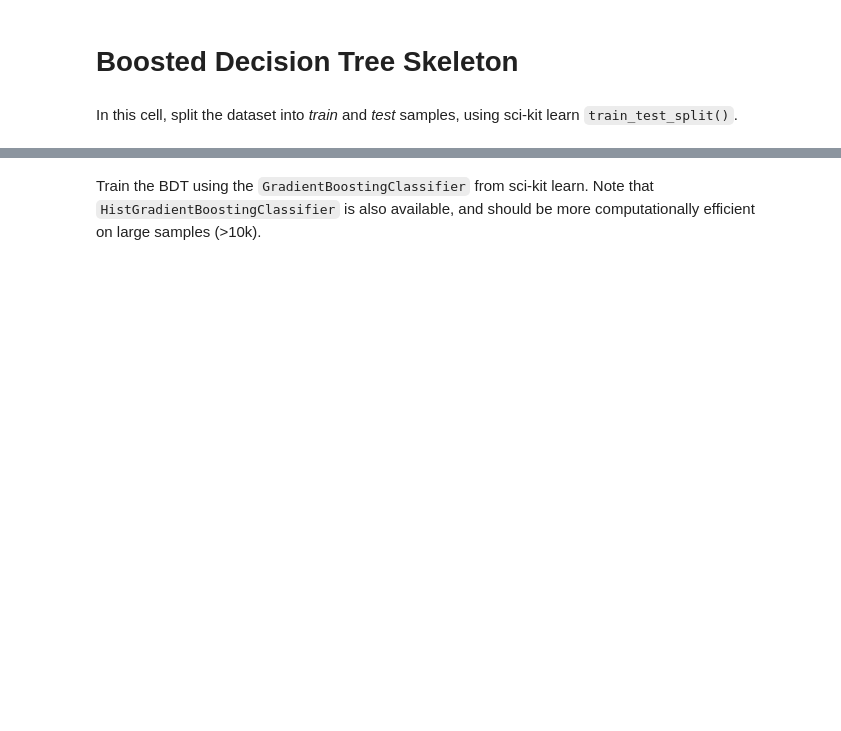
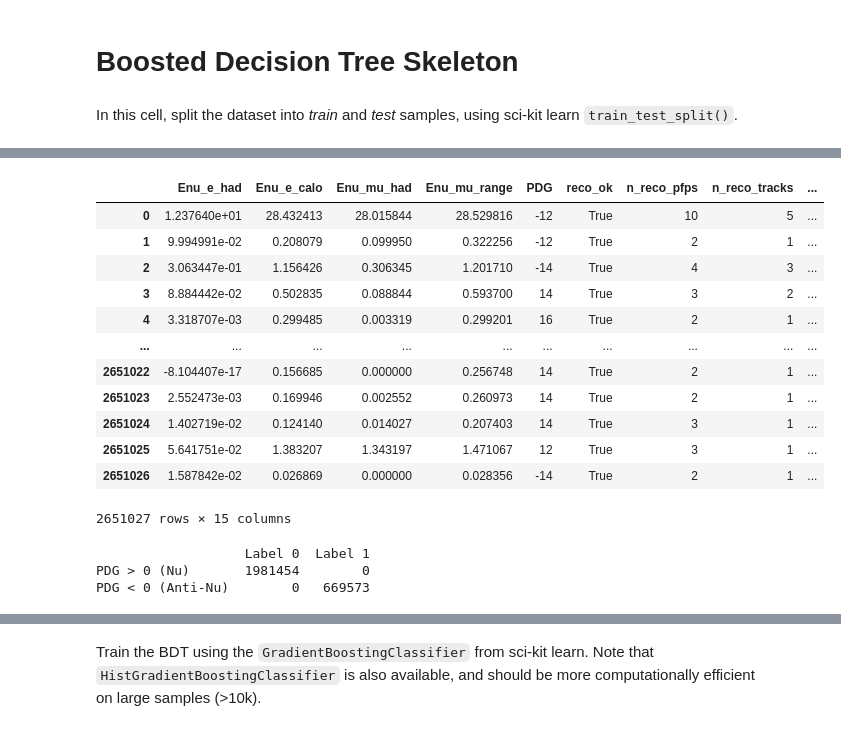
Before and after one commit to bristol-dune/atmospherics-tools, a Jupyter notebook: fast-osc-feedback/nu-nu_bar-BDT/nu-nubar-BDT.ipynb, the cells around one changed output, grey strips where cells are left out. Cells and saved outputs as stored; diff of their text form; code cells hidden in the pictures; blank space fills up the shorter version.

```diff
--- a/fast-osc-feedback/nu-nu_bar-BDT/nu-nubar-BDT.ipynb
+++ b/fast-osc-feedback/nu-nu_bar-BDT/nu-nubar-BDT.ipynb
@@ -67,0 +5,66 @@ Final DataFrame contains 2651027 events.
+# %%
+import sys
+sys.path.append("/users/xn22103/atmospherics-tools/fast-osc-feedback/")
+
+import polars as pl
+import uproot
+import numpy as np
+import awkward as ak
+import matplotlib.pyplot as plt
+
+caf_tree = uproot.open("/storage/1/st15719/caf_new_sum.2.6M_weighted.root")["cafTree"]
+
+Enu_e_had   = "rec/common/common.ixn.pandora/common.ixn.pandora.Enu.e_had"
+Enu_e_calo  = "rec/common/common.ixn.pandora/common.ixn.pandora.Enu.e_calo"
+Enu_mu_had  = "rec/common/common.ixn.pandora/common.ixn.pandora.Enu.mu_had"
+Enu_mu_range= "rec/common/common.ixn.pandora/common.ixn.pandora.Enu.mu_range"
+PDG         = "rec/mc/mc.nu/mc.nu.pdg"
+
+caf_data = caf_tree.arrays([Enu_e_had, Enu_e_calo, Enu_mu_had, Enu_mu_range, PDG])
+
+caf_df = pl.from_pandas(ak.to_dataframe(caf_data, how = "outer"))
+caf_df.columns = ["Enu_e_had","Enu_e_calo","Enu_mu_had","Enu_mu_range","PDG"]
+
+reco_pfp_tree = uproot.open("reco_pfp_info.root")["reco_pfp_tree"]
+reco_pfp_df = pl.from_pandas(reco_pfp_tree.arrays(library="pd"))
+
+data = pl.concat([caf_df, reco_pfp_df], how="horizontal")
+
+data = data.filter(pl.col("reco_ok") == True)
+
+
+data = data.with_columns(
+	(1 - (pl.col("Enu_e_had") / pl.col("Enu_e_calo"))).alias("inelasticity_e"),
+	(1 - (pl.col("Enu_mu_had") / pl.col("Enu_mu_range"))).alias("inelasticity_mu"),
+	(pl.col("PDG") < 0).cast(pl.Int64).alias("label"))
+
+
+
+data = data.to_pandas()
+data = data.dropna()
+data
+# %% [output]
+|  | Enu_e_had | Enu_e_calo | Enu_mu_had | Enu_mu_range | PDG | reco_ok | n_reco_pfps | n_reco_tracks | ... |
+| 0 | 1.237640e+01 | 28.432413 | 28.015844 | 28.529816 | -12 | True | 10 | 5 | ... |
+| 1 | 9.994991e-02 | 0.208079 | 0.099950 | 0.322256 | -12 | True | 2 | 1 | ... |
+| 2 | 3.063447e-01 | 1.156426 | 0.306345 | 1.201710 | -14 | True | 4 | 3 | ... |
+| 3 | 8.884442e-02 | 0.502835 | 0.088844 | 0.593700 | 14 | True | 3 | 2 | ... |
+| 4 | 3.318707e-03 | 0.299485 | 0.003319 | 0.299201 | 16 | True | 2 | 1 | ... |
+| ... | ... | ... | ... | ... | ... | ... | ... | ... | ... |
+| 2651022 | -8.104407e-17 | 0.156685 | 0.000000 | 0.256748 | 14 | True | 2 | 1 | ... |
+| 2651023 | 2.552473e-03 | 0.169946 | 0.002552 | 0.260973 | 14 | True | 2 | 1 | ... |
+| 2651024 | 1.402719e-02 | 0.124140 | 0.014027 | 0.207403 | 14 | True | 3 | 1 | ... |
+| 2651025 | 5.641751e-02 | 1.383207 | 1.343197 | 1.471067 | 12 | True | 3 | 1 | ... |
+| 2651026 | 1.587842e-02 | 0.026869 | 0.000000 | 0.028356 | -14 | True | 2 | 1 | ... |
+2651027 rows × 15 columns
+# %%
+import pandas as pd
+
+consistency = pd.crosstab(data['PDG'] < 0, data['label'])
+consistency.index = ['PDG > 0 (Nu)', 'PDG < 0 (Anti-Nu)']
+consistency.columns = ['Label 0', 'Label 1']
+print(consistency)
+# %% [output]
+                   Label 0  Label 1
+PDG > 0 (Nu)       1981454        0
+PDG < 0 (Anti-Nu)        0   669573
```
Also changed, not shown: parts of 19 cells of this notebook, 2 other files.
